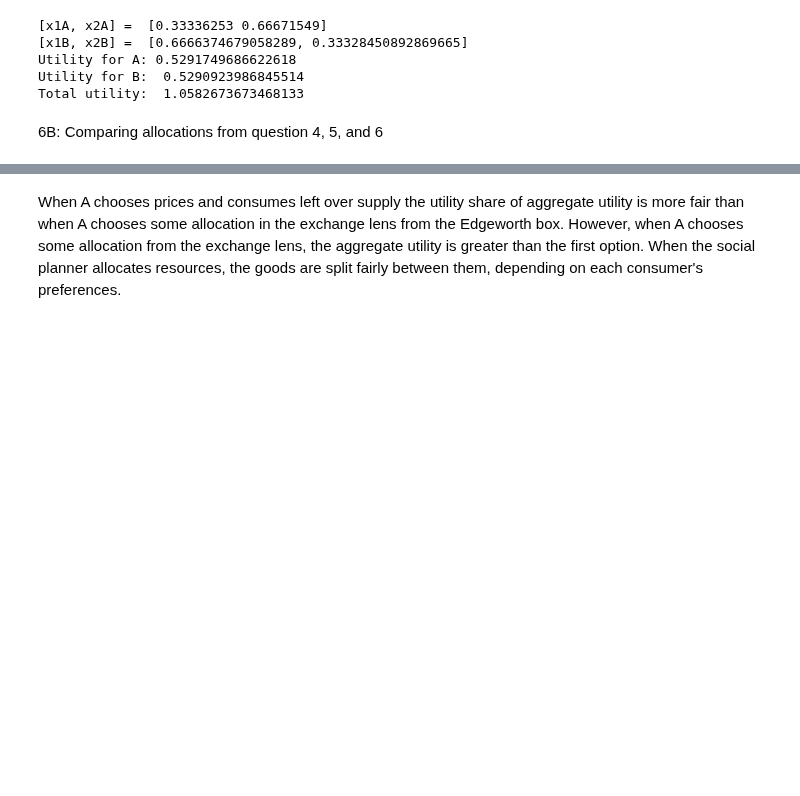
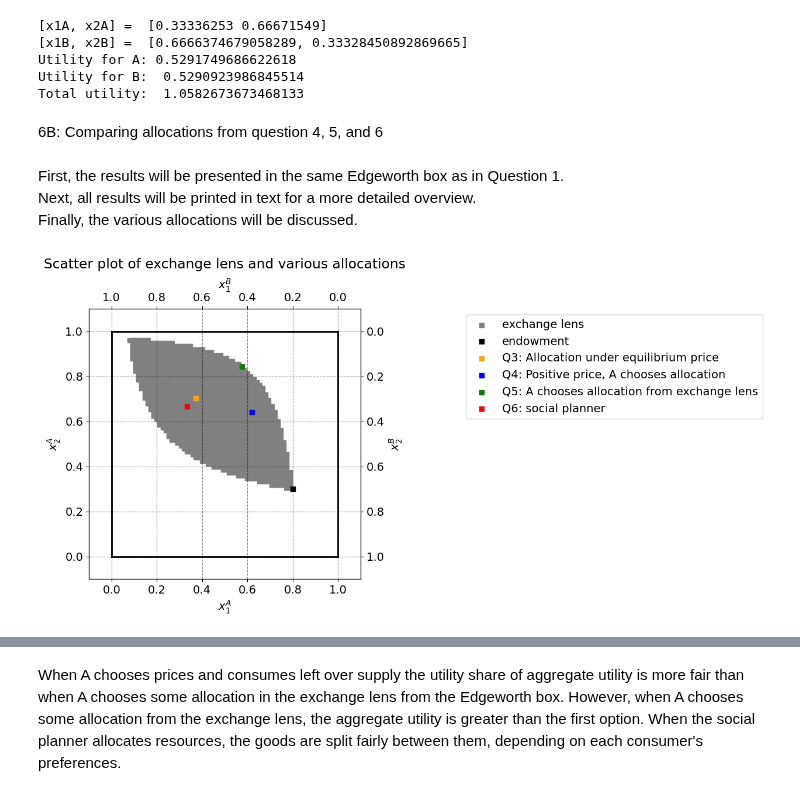
Before and after one commit to NumEconCopenhagen/projects-2024-kt, a Jupyter notebook: inauguralproject/inauguralproject.ipynb, the cells around one changed output, grey strips where cells are left out. Saved outputs shown, nothing was run; the diff lists cells and outputs as text; code cells hidden in the pictures; blank space fills up the shorter version.

```diff
--- a/inauguralproject/inauguralproject.ipynb
+++ b/inauguralproject/inauguralproject.ipynb
@@ -141,0 +136,7 @@ model.find_equilibrium(p1_guess)
+# %%
+p1_guess = 0.5
+model.find_equilibrium_iter(p1_guess);
+
+# Storing allocation
+q3_allocation = model.find_equilibrium_iter(p1_guess, False)
+print('[x1A, x2A] = ', q3_allocation)
@@ -322,4 +326,62 @@ Utility for B:  0.5290923986845514
 Total utility:  1.0582673673468133
 # %% [markdown]
 6B: Comparing allocations from question 4, 5, and 6
+# %% [markdown]
+First, the results will be presented in the same Edgeworth box as in Question 1.\
+Next, all results will be printed in text for a more detailed overview.\
+Finally, the various allocations will be discussed.
+# %%
+# Plot of Edgewoth box with various allocations
+# a. total endowment
+w1bar = 1.0
+w2bar = 1.0
+
+# b. figure set up
+fig = plt.figure(frameon=False,figsize=(6,6), dpi=100)
+ax_A = fig.add_subplot(1, 1, 1)
+
+ax_A.set_xlabel("$x_1^A$")
+ax_A.set_ylabel("$x_2^A$")
+
+temp = ax_A.twinx()
+temp.set_ylabel("$x_2^B$")
+ax_B = temp.twiny()
+ax_B.set_xlabel("$x_1^B$")
+ax_B.invert_xaxis()
+ax_B.invert_yaxis()
+
+# Plotting exchange lens
+ax_A.scatter(x1A, x2A, color = 'grey', marker = 's', label = 'exchange lens')
+
+# Plotting allocations
+# Endowment
+ax_A.scatter(par.w1A, par.w2A, marker = 's', color = 'black', label = 'endowment')
+
+# Allocation under equilibrium price, Question 3
+ax_A.scatter(q3_allocation[0], q3_allocation[1], marker = 's', color = 'orange', label = 'Q3: Allocation under equilibrium price')
+
+# Allocation when A chooses allocation for any positive price, Question 4
+ax_A.scatter(1-demand_B_from_p1(q4_p1_opt)[0], 1-demand_B_from_p1(q4_p1_opt)[1], marker = 's', color = 'blue', label = 'Q4: Positive price, A chooses allocation')
+
+# Allocation when A chooses from exchange lens, Question 5
+ax_A.scatter(q5_result.x[0], q5_result.x[1], marker = 's', color = 'green', label = 'Q5: A chooses allocation from exchange lens')
+
+# Utilitarian social planner, Question 6
+ax_A.scatter(q6_x1A_opt, q6_x2A_opt, marker = 's', color = 'red', label = 'Q6: social planner')
+
+# limits
+ax_A.plot([0,w1bar],[0,0],lw=2,color='black')
+ax_A.plot([0,w1bar],[w2bar,w2bar],lw=2,color='black')
+ax_A.plot([0,0],[0,w2bar],lw=2,color='black')
+ax_A.plot([w1bar,w1bar],[0,w2bar],lw=2,color='black')
+
+ax_A.set_xlim([-0.1, w1bar + 0.1])
+ax_A.set_ylim([-0.1, w2bar + 0.1])
+ax_B.set_xlim([w1bar + 0.1, -0.1])
+ax_B.set_ylim([w2bar + 0.1, -0.1])
+
+plt.title('Scatter plot of exchange lens and various allocations', pad = 50)
+ax_A.legend(frameon=True,loc='upper right', bbox_to_anchor=(2.5,1.0));
+# %% [output]
+[figure, added]
 # %%
```
Also changed, not shown: parts of 13 cells of this notebook, 1 other file.
